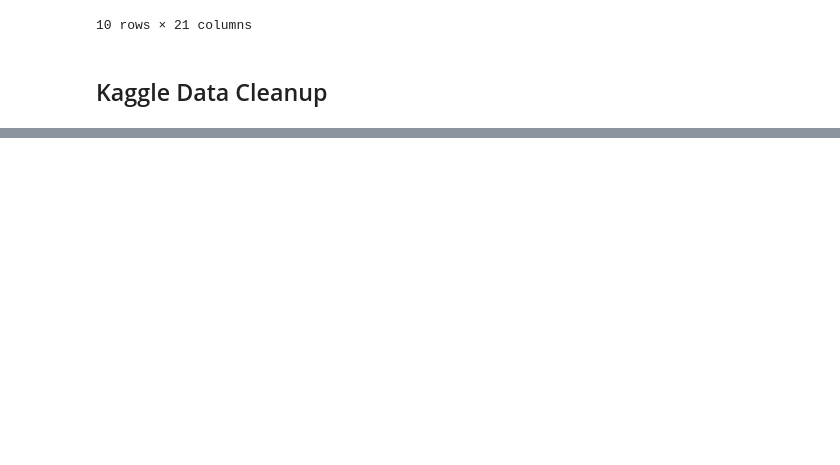
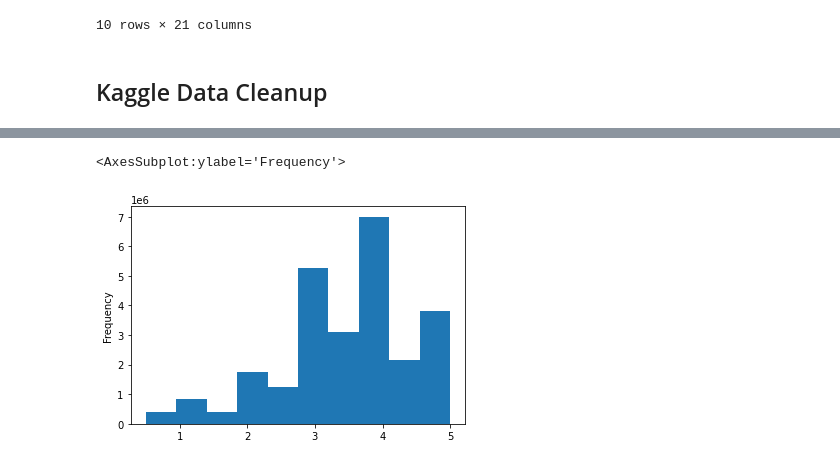
Before and after one commit to yazhcodes/Movies-ETL, a Jupyter notebook: Code/Movies-ETL.ipynb, the cells around one changed output, grey strips where cells are left out. Saved outputs shown, nothing was run; the diff lists cells and outputs as text; code cells hidden in the pictures; blank space fills up the shorter version.

```diff
--- a/Code/Movies-ETL.ipynb
+++ b/Code/Movies-ETL.ipynb
@@ -530,0 +671,2 @@ wiki_movies_df.sample(n=10)
+# %%
+ratings_df['timestamp'] = pd.to_datetime(ratings_df['timestamp'],unit='s')
@@ -530,0 +699,5 @@ wiki_movies_df.sample(n=10)
+# %%
+ratings_df['rating'].plot(kind='hist')
+# %% [output]
+<AxesSubplot:ylabel='Frequency'>
+[figure, added]
```
Also changed, not shown: parts of 19 cells of this notebook.
